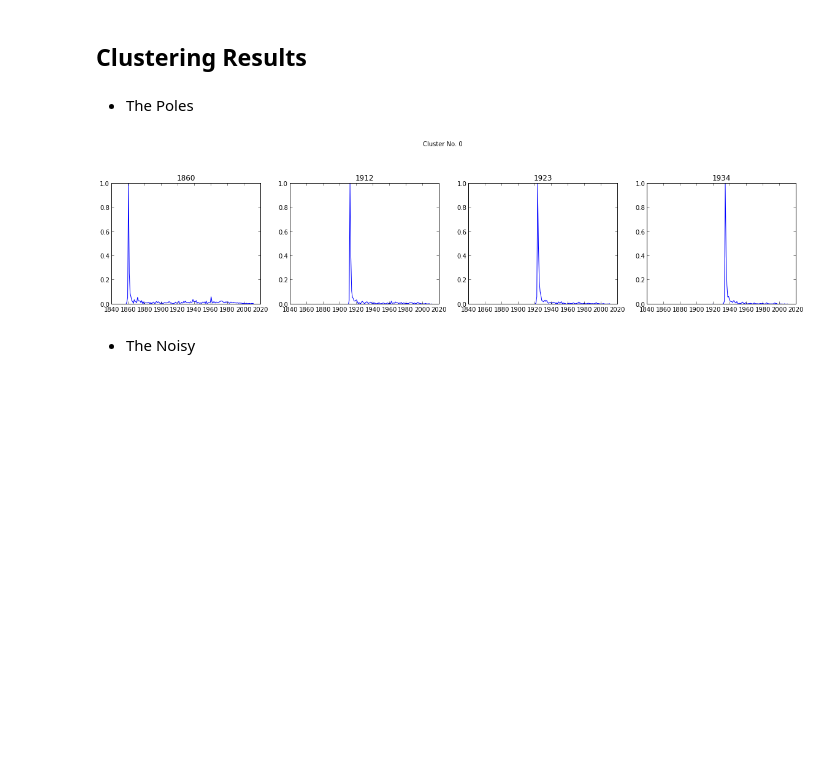
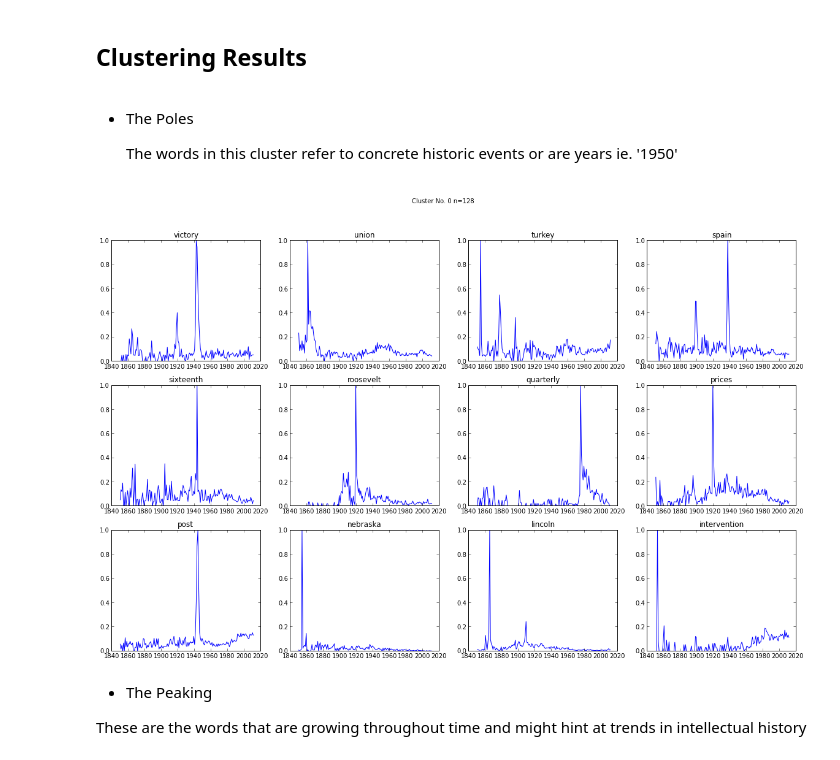
Before and after one commit to ahane/i290-project, a Jupyter notebook: Word_Clustering.ipynb, the cells around one changed output. Cells and saved outputs as stored; diff of their text form; code cells hidden in the pictures; blank space fills up the shorter version.

```diff
--- a/Word_Clustering.ipynb
+++ b/Word_Clustering.ipynb
@@ -269,10 +260,11 @@ def plot_cluster_mean_ts(kmeans_df, timeseries_df, cluster_column = 'KMeans_Clus
         cluster_timeseries = timeseries_df[words]
         cluster_timeseries.mean(axis = 1).plot()
 # %%
-def plot_cluster_samples(kmeans_df, timeseries_df, cluster, start=0, stop=4, cluster_column = 'KMeans_Cluster'):
-    samples = kmeans_df[kmeans_df[cluster_column] == cluster][start:stop]
+def plot_cluster_samples(kmeans_df, timeseries_df, cluster, start=0, stop=12, cluster_column = 'KMeans_Cluster'):
+    cluster_df = kmeans_df[kmeans_df[cluster_column] == cluster]
+    samples = cluster_df[start:stop]
     fig = plt.figure( figsize = (20, 12))
-    fig.suptitle('Cluster No. '+str(cluster))
+    fig.suptitle('Cluster No. '+str(cluster)+' n='+ str(len(cluster_df)) )
     for i, word in enumerate(list(samples.index)):
         num_rows= 4
         sp = plt.subplot(3, num_rows, i+1)
@@ -314,3 +306,8 @@ scatter_matrix(features_mm)
+# %%
+import pickle
+df1 = DataFrame()
+with open('data/df1.df', 'r') as f:
+    df1 = pickle.loads(f.read())
 # %%
 scatter_colored(df1, 'Reg_Slope', 'Skewness', )
 # %% [output]
@@ -334,14 +331,18 @@ scatter_colored(df1, 'median_year', 'Skewness')
 # %% [markdown]
 Clustering Results
 ------------------
-# %% [markdown]
-- The Poles
+# %% [markdown]
+- The Poles
+
+    The words in this cluster refer to concrete historic events or are years ie. '1950'
 # %%
-plot_cluster_samples(df1, words_ts_rel_mm, 0)
+plot_cluster_samples(df1.sort(ascending =False), words_ts_rel_mm, 0)
 # %% [output]
-[figure, old version]
+[figure, new version]
-# %% [markdown]
-- The Noisy
+# %% [markdown]
+- The Peaking
+
+These are the words that are growing throughout time and might hint at trends in intellectual history
 # %%
 plot_cluster_samples(df1, words_ts_rel_mm, 1)
 # %% [output]
```
Also changed, not shown: parts of 31 cells of this notebook, 1 other file.
